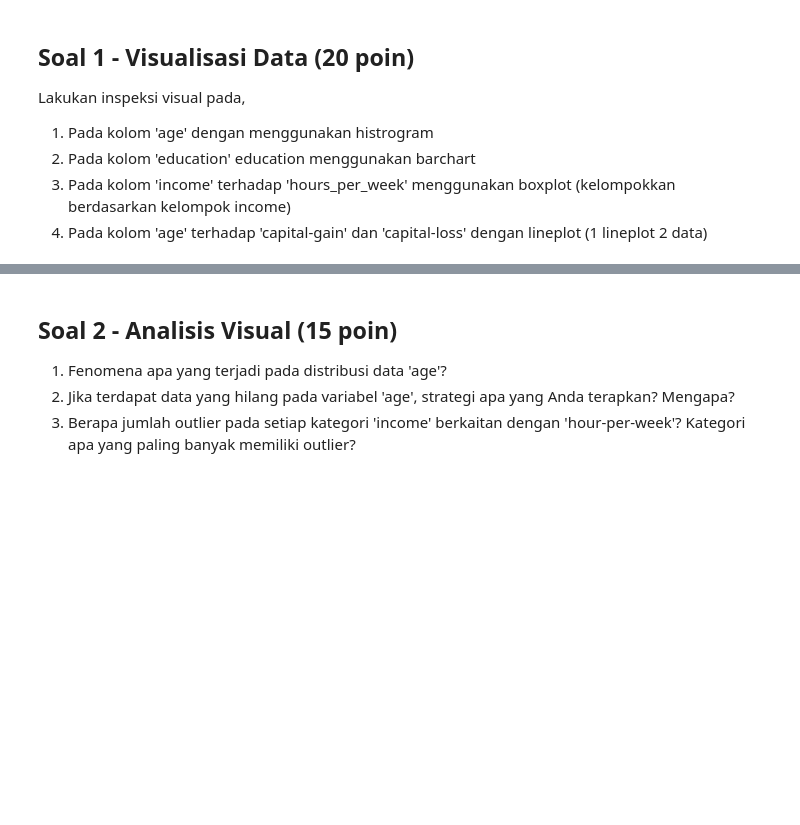
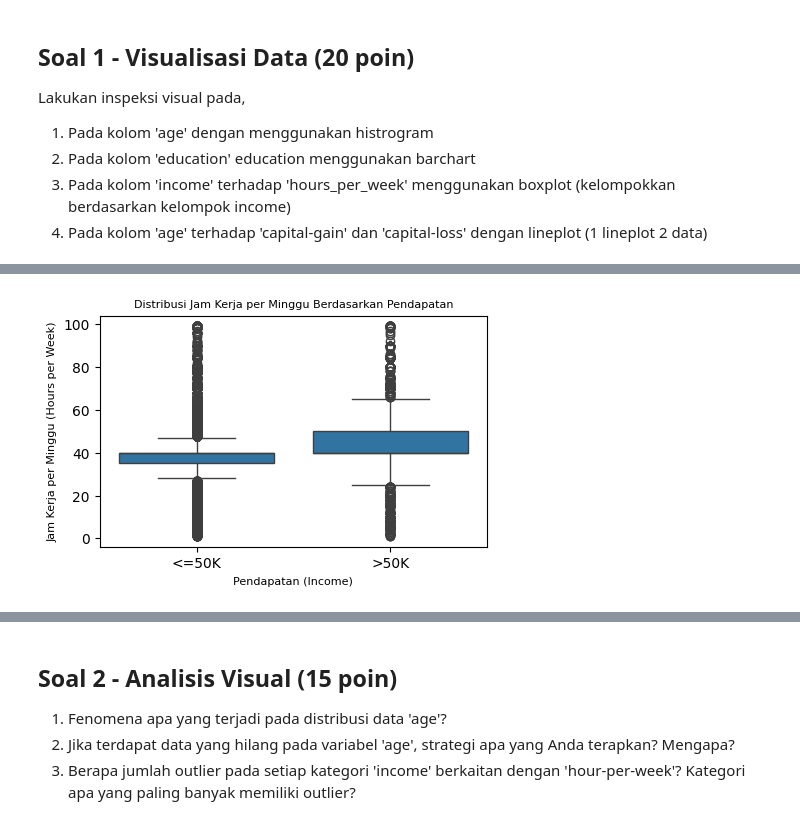
Before and after one commit to a6iyyu/MachineLearning_3F_23, a Jupyter notebook: Q1/KUIS1_2341720115_Rafi Abiyyu Airlangga.ipynb, the cells around one changed output, grey strips where cells are left out. Drawn from its saved outputs; the diff is of its cells as text; code cells hidden in the pictures; blank space fills up the shorter version.

```diff
--- a/Q1/KUIS1_2341720115_Rafi Abiyyu Airlangga.ipynb
+++ b/Q1/KUIS1_2341720115_Rafi Abiyyu Airlangga.ipynb
@@ -110,0 +214,10 @@ Lakukan inspeksi visual pada,
+# %%
+# Jawab 1.3 - Boxplot
+plt.figure(figsize=(5, 3))
+sns.boxplot(x='income', y='hours-per-week', data=df_cleaned)
+plt.title('Distribusi Jam Kerja per Minggu Berdasarkan Pendapatan', fontsize=8)
+plt.xlabel('Pendapatan (Income)', fontsize=8)
+plt.ylabel('Jam Kerja per Minggu (Hours per Week)', fontsize=8)
+plt.show()
+# %% [output]
+[figure, added]
```
Also changed, not shown: parts of 31 cells of this notebook.
